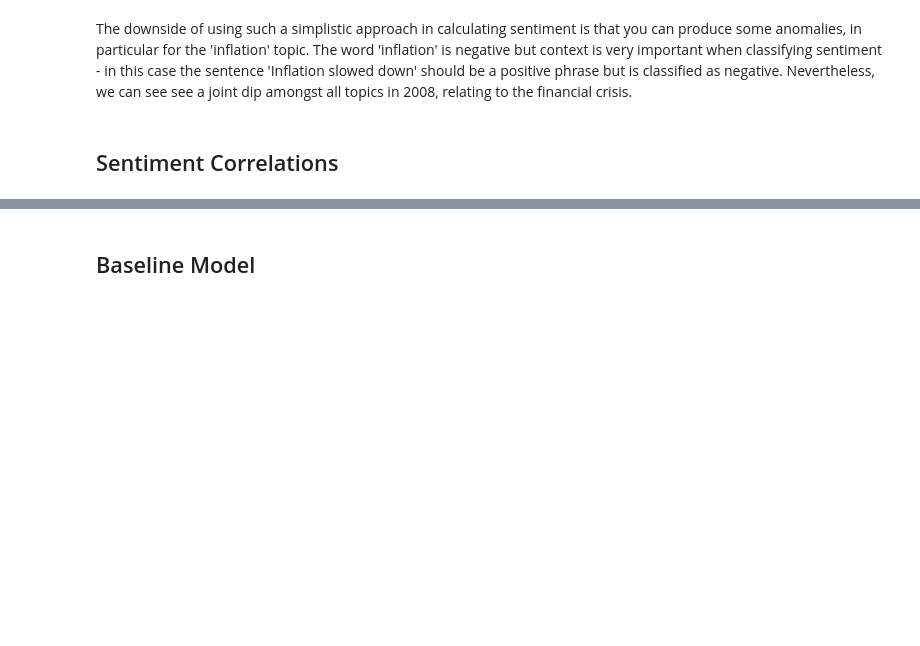
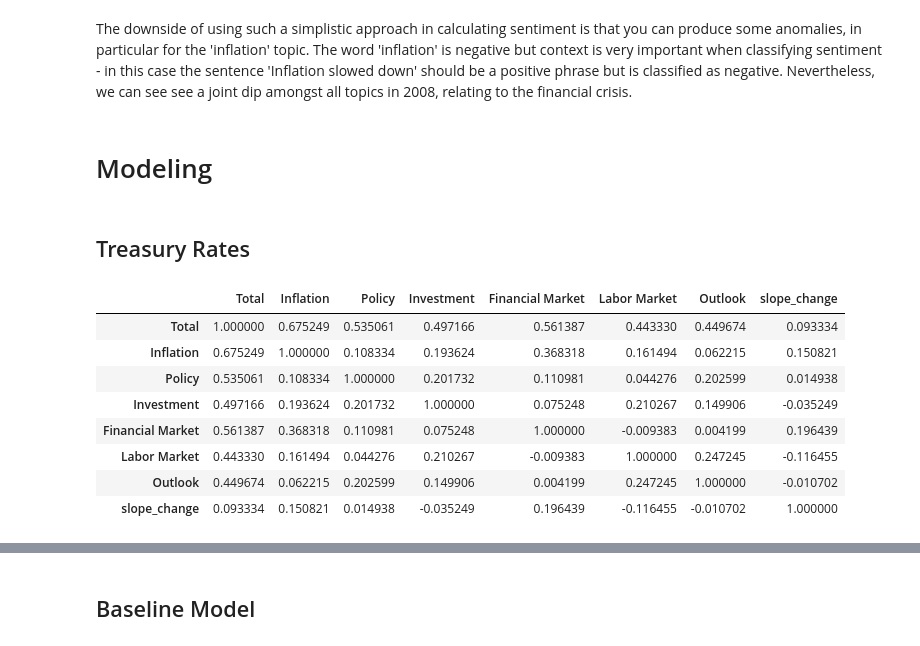
Before and after one commit to aaroncgw31/fednlp, a Jupyter notebook: fednlp.ipynb, the cells around one changed output, grey strips where cells are left out. Cells and saved outputs as stored; diff of their text form; code cells hidden in the pictures; blank space fills up the shorter version.

```diff
--- a/fednlp.ipynb
+++ b/fednlp.ipynb
@@ -447,2 +475,4 @@ df_paragraphs
+# %% [markdown]
+# <a name="model"></a>Modeling
 # %% [markdown]
-## <a name="rates"></a> Sentiment Correlations
+## <a name="rates"></a>Treasury Rates
@@ -449,3 +489,13 @@ df_paragraphs
 # %%
-combined_df = df_sentiment_m.join(df_yc_slope_changes.slope_change)
+combined_df = df_sentiment_m.join(df_yc_slope_changes['slope_change'])
 combined_df.corr()
+# %% [output]
+|  | Total | Inflation | Policy | Investment | Financial Market | Labor Market | Outlook | slope_change |
+| Total | 1.000000 | 0.675249 | 0.535061 | 0.497166 | 0.561387 | 0.443330 | 0.449674 | 0.093334 |
+| Inflation | 0.675249 | 1.000000 | 0.108334 | 0.193624 | 0.368318 | 0.161494 | 0.062215 | 0.150821 |
+| Policy | 0.535061 | 0.108334 | 1.000000 | 0.201732 | 0.110981 | 0.044276 | 0.202599 | 0.014938 |
+| Investment | 0.497166 | 0.193624 | 0.201732 | 1.000000 | 0.075248 | 0.210267 | 0.149906 | -0.035249 |
+| Financial Market | 0.561387 | 0.368318 | 0.110981 | 0.075248 | 1.000000 | -0.009383 | 0.004199 | 0.196439 |
+| Labor Market | 0.443330 | 0.161494 | 0.044276 | 0.210267 | -0.009383 | 1.000000 | 0.247245 | -0.116455 |
+| Outlook | 0.449674 | 0.062215 | 0.202599 | 0.149906 | 0.004199 | 0.247245 | 1.000000 | -0.010702 |
+| slope_change | 0.093334 | 0.150821 | 0.014938 | -0.035249 | 0.196439 | -0.116455 | -0.010702 | 1.000000 |
```
Also changed, not shown: parts of 52 cells of this notebook.
